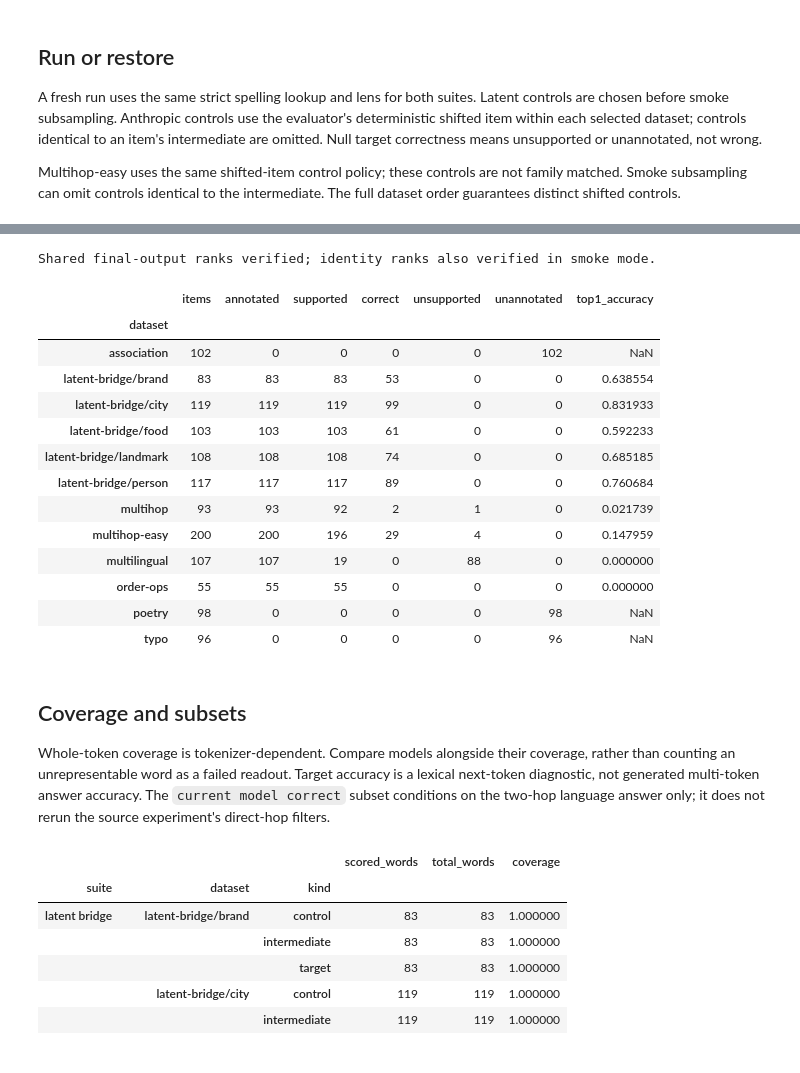
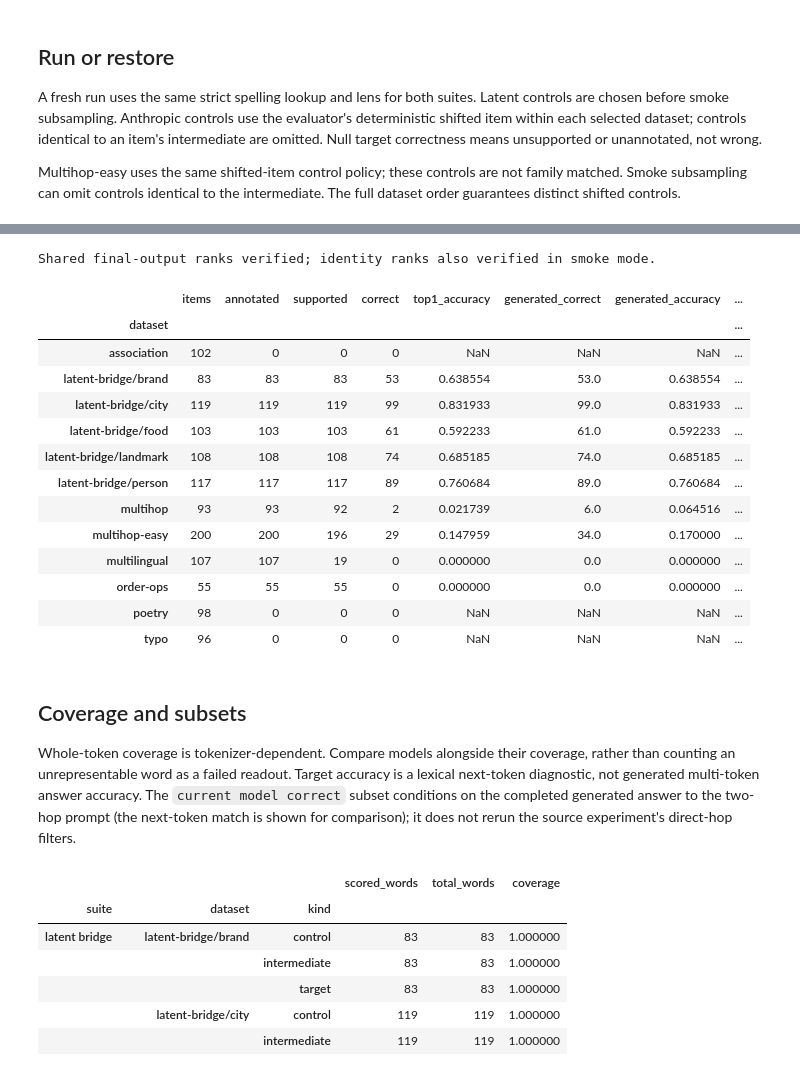
Before and after one commit to ai360-project-school-j-lens/jacobian-lens-gpt2, a Jupyter notebook: notebooks/gpt2-xl/latent_bridge_v2/latent_bridge_v2_lens_benchmark.ipynb, the cells around one changed output, grey strips where cells are left out. Cells and saved outputs as stored; diff of their text form; code cells hidden in the pictures.

```diff
--- a/notebooks/gpt2-xl/latent_bridge_v2/latent_bridge_v2_lens_benchmark.ipynb
+++ b/notebooks/gpt2-xl/latent_bridge_v2/latent_bridge_v2_lens_benchmark.ipynb
@@ -84,6 +86,8 @@ MAX_BATCH_TOKENS = 4096
 MAX_SEQ_LEN = 512
 POSITION_CHUNK_SIZE = 8
 RANK_CHUNK_SIZE = 8
+MAX_NEW_TOKENS = 24  # greedy continuation per annotated item, scored as a completed answer
+STRIP_ARTICLES = True  # base models continue "... is" with "the"/"a" before the answer
 K_VALUES = [1, 2, 5, 10, 20, 50, 100]
 K = 10
 SMOKE_ITEMS_PER_DATASET = 2
@@ -206,6 +210,7 @@ if not tokenizer.is_fast:
 implementation = [
     "jlens/position_benchmark.py", "jlens/batched_evaluation.py", "jlens/evaluation.py",
     "jlens/hf.py", "jlens/readout.py", "jlens/strict_scoring.py", "jlens/lens.py", "jlens/hooks.py",
+    "jlens/generated_answers.py",
 ]
 notebook_path = REPO / "notebooks/gpt2-xl/latent_bridge_v2/latent_bridge_v2_lens_benchmark.ipynb"
 notebook_code = ["".join(cell["source"]) for cell in json.loads(notebook_path.read_text())["cells"]
@@ -223,6 +228,7 @@ manifest = {
     "matmul_precision": torch.get_float32_matmul_precision(),
     "batch_size": BATCH_SIZE, "max_batch_tokens": MAX_BATCH_TOKENS,
     "max_seq_len": MAX_SEQ_LEN, "position_chunk_size": POSITION_CHUNK_SIZE,
+    "max_new_tokens": MAX_NEW_TOKENS,
     "rank_chunk_size": RANK_CHUNK_SIZE,
     "scoring": "decoded-whole-token; lexical pre-softcap; ties by token ID; whitespace preserved",
 }
@@ -278,8 +284,13 @@ else:
     )
     position_words, latent_items = evaluate_position_ranks(model, fitted_lens, latent_evals, **options)
     anth_words, anth_items = evaluate_paired_batched(model, fitted_lens, anthropic_evals, **options)
+    generations = generate_answers_batched(
+        hf_model, model, selected_evals, batch_size=BATCH_SIZE, max_batch_tokens=MAX_BATCH_TOKENS,
+        max_seq_len=MAX_SEQ_LEN, max_new_tokens=MAX_NEW_TOKENS, progress=True,
+    )
     payload = {"manifest": manifest, "position_words": position_words, "latent_items": latent_items,
-               "anth_words": anth_words, "anth_items": anth_items, "spans": spans, "n_layers": model.n_layers}
+               "anth_words": anth_words, "anth_items": anth_items, "spans": spans, "n_layers": model.n_layers,
+               "generations": generations}
     temporary = CACHE_PATH.with_suffix(".tmp")
     pd.to_pickle(payload, temporary)
     temporary.replace(CACHE_PATH)
@@ -287,9 +298,11 @@ else:
     if torch.cuda.is_available():
         torch.cuda.empty_cache()
 
-position_words, latent_items, anth_words, anth_items = (
-    payload[name] for name in ["position_words", "latent_items", "anth_words", "anth_items"]
+position_words, latent_items, anth_words, anth_items, generations = (
+    payload[name] for name in ["position_words", "latent_items", "anth_words", "anth_items", "generations"]
 )
+# Scoring is cheap and runs on the cached continuations, so it can change without a model pass.
+answers = score_generations(generations, strip_articles=STRIP_ARTICLES)
 N_LAYERS = payload["n_layers"]
 INNER = slice(None, -1)
 span_words = reduce_position_ranks(position_words, payload["spans"])
@@ -306,50 +319,59 @@ display(pd.DataFrame({
 # %%
 # Paired final-output identity is a required invariant for any fitted lens.
 for frame in (position_words, anth_words):
     keys = ["dataset", "item", "kind", "word", "role"]
     left = frame[frame.lens.eq("logit lens")].set_index(keys)
     right = frame[frame.lens.eq("J-lens")].set_index(keys).reindex(left.index)
     assert left.ranks.isna().equals(right.ranks.isna())
     for a, b in zip(left.ranks, right.ranks, strict=True):
         if a is not None:
             np.testing.assert_array_equal(a[-1], b[-1])
             if RUN_MODE == "smoke":
                 np.testing.assert_array_equal(a, b)
 print("Shared final-output ranks verified; identity ranks also verified in smoke mode.")
 
 anth_model_items = anth_items[anth_items.lens.eq("logit lens")].copy()
 model_items = pd.concat([latent_items, anth_model_items], ignore_index=True)
 accuracy = model_items.assign(
     annotated=model_items.target.notna(), supported=model_items.model_correct.notna(),
     correct=model_items.model_correct.eq(True),
 ).groupby("dataset").agg(
     items=("item", "size"), annotated=("annotated", "sum"),
     supported=("supported", "sum"), correct=("correct", "sum"),
 )
 accuracy["unsupported"] = accuracy.annotated - accuracy.supported
 accuracy["unannotated"] = accuracy["items"] - accuracy.annotated
 accuracy["top1_accuracy"] = accuracy.correct / accuracy.supported.replace(0, np.nan)
-display(accuracy)
+model_items = model_items.merge(answers[["dataset", "item", "answer_correct", "answer_status"]],
+                                on=["dataset", "item"], how="left", validate="one_to_one")
+generated = model_items[model_items.target.notna()].groupby("dataset").agg(
+    generated_correct=("answer_correct", lambda s: int(s.eq(True).sum())),
+    truncated=("answer_status", lambda s: int(s.eq("truncated_answer").sum())),
+)
+accuracy = accuracy.join(generated)
+accuracy["generated_accuracy"] = accuracy.generated_correct / accuracy.annotated.replace(0, np.nan)
+display(accuracy[["items", "annotated", "supported", "correct", "top1_accuracy", "generated_correct",
+                  "generated_accuracy", "truncated", "unsupported", "unannotated"]])
 # %% [output]
 Shared final-output ranks verified; identity ranks also verified in smoke mode.
-|  | items | annotated | supported | correct | unsupported | unannotated | top1_accuracy |
-| dataset |  |  |  |  |  |  |  |
-| association | 102 | 0 | 0 | 0 | 0 | 102 | NaN |
-| latent-bridge/brand | 83 | 83 | 83 | 53 | 0 | 0 | 0.638554 |
-| latent-bridge/city | 119 | 119 | 119 | 99 | 0 | 0 | 0.831933 |
-| latent-bridge/food | 103 | 103 | 103 | 61 | 0 | 0 | 0.592233 |
-| latent-bridge/landmark | 108 | 108 | 108 | 74 | 0 | 0 | 0.685185 |
-| latent-bridge/person | 117 | 117 | 117 | 89 | 0 | 0 | 0.760684 |
-| multihop | 93 | 93 | 92 | 2 | 1 | 0 | 0.021739 |
-| multihop-easy | 200 | 200 | 196 | 29 | 4 | 0 | 0.147959 |
-| multilingual | 107 | 107 | 19 | 0 | 88 | 0 | 0.000000 |
-| order-ops | 55 | 55 | 55 | 0 | 0 | 0 | 0.000000 |
-| poetry | 98 | 0 | 0 | 0 | 0 | 98 | NaN |
-| typo | 96 | 0 | 0 | 0 | 0 | 96 | NaN |
+|  | items | annotated | supported | correct | top1_accuracy | generated_correct | generated_accuracy | ... |
+| dataset |  |  |  |  |  |  |  | ... |
+| association | 102 | 0 | 0 | 0 | NaN | NaN | NaN | ... |
+| latent-bridge/brand | 83 | 83 | 83 | 53 | 0.638554 | 53.0 | 0.638554 | ... |
+| latent-bridge/city | 119 | 119 | 119 | 99 | 0.831933 | 99.0 | 0.831933 | ... |
+| latent-bridge/food | 103 | 103 | 103 | 61 | 0.592233 | 61.0 | 0.592233 | ... |
+| latent-bridge/landmark | 108 | 108 | 108 | 74 | 0.685185 | 74.0 | 0.685185 | ... |
+| latent-bridge/person | 117 | 117 | 117 | 89 | 0.760684 | 89.0 | 0.760684 | ... |
+| multihop | 93 | 93 | 92 | 2 | 0.021739 | 6.0 | 0.064516 | ... |
+| multihop-easy | 200 | 200 | 196 | 29 | 0.147959 | 34.0 | 0.170000 | ... |
+| multilingual | 107 | 107 | 19 | 0 | 0.000000 | 0.0 | 0.000000 | ... |
+| order-ops | 55 | 55 | 55 | 0 | 0.000000 | 0.0 | 0.000000 | ... |
+| poetry | 98 | 0 | 0 | 0 | NaN | NaN | NaN | ... |
+| typo | 96 | 0 | 0 | 0 | NaN | NaN | NaN | ... |
 # %% [markdown]
 ## Coverage and subsets
 
-Whole-token coverage is tokenizer-dependent. Compare models alongside their coverage, rather than counting an unrepresentable word as a failed readout. Target accuracy is a lexical next-token diagnostic, not generated multi-token answer accuracy. The `current model correct` subset conditions on the two-hop language answer only; it does not rerun the source experiment's direct-hop filters.
+Whole-token coverage is tokenizer-dependent. Compare models alongside their coverage, rather than counting an unrepresentable word as a failed readout. Target accuracy is a lexical next-token diagnostic, not generated multi-token answer accuracy. The `current model correct` subset conditions on the completed generated answer to the two-hop prompt (the next-token match is shown for comparison); it does not rerun the source experiment's direct-hop filters.
 # %%
 coverage_source = pd.concat([
     position_words.assign(suite="latent bridge"), anth_words.assign(suite="single-position datasets"),
```
Also changed, not shown: parts of 8 cells of this notebook, 6 other files.
